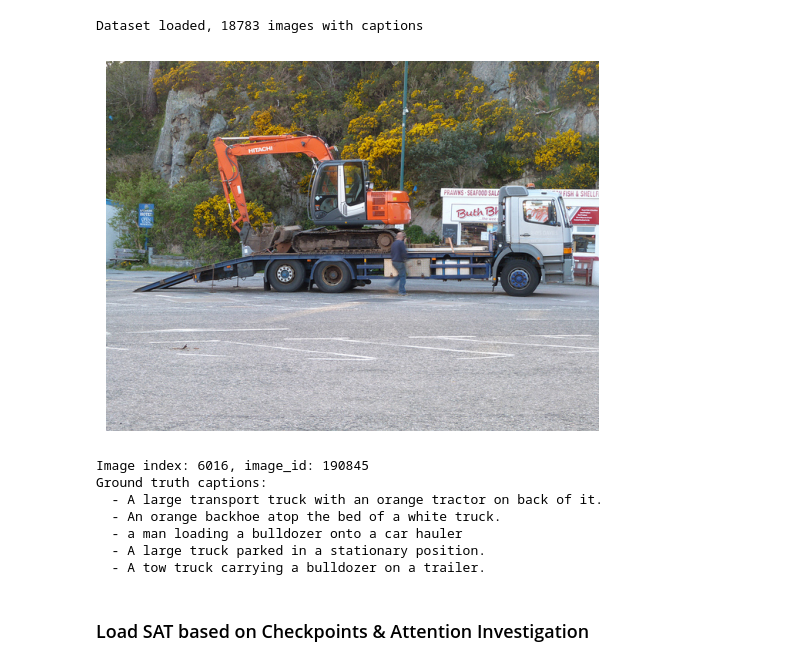
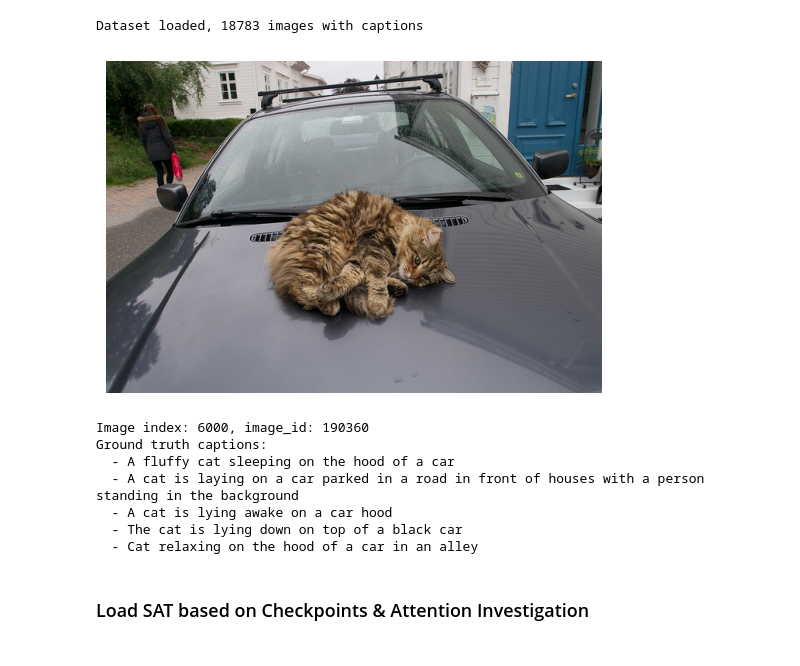
Before and after one commit to seue24/Advanced-Machine-Learning-for-Natural-Language-Processing, a Jupyter notebook: Yoshi_Code_Katinka_Markdown_Seb_Notebook.ipynb, the cells around one changed output. Cells and saved outputs as stored; diff of their text form; code cells hidden in the pictures.

```diff
--- a/Yoshi_Code_Katinka_Markdown_Seb_Notebook.ipynb
+++ b/Yoshi_Code_Katinka_Markdown_Seb_Notebook.ipynb
@@ -99,24 +99,24 @@ def get_image(idx):
     raise FileNotFoundError(f"No image file found for image_id {img_id}")
 # %%
 # Visual inspection of sample image
-idx = 6016
+idx = 6000
 img, caps = get_image(idx)
 plt.imshow(img)
 plt.axis("off")
 plt.show()
 print(f"Image index: {idx}, image_id: {img_ids[idx]}")
 print("Ground truth captions:")
 for cap in caps:
     print(f"  - {cap}")
 # %% [output]
-[figure, old version]
+[figure, new version]
-Image index: 6016, image_id: 190845
+Image index: 6000, image_id: 190360
 Ground truth captions:
-  - A large transport truck with an orange tractor on back of it.
-  - An orange backhoe atop the bed of a white truck.
-  - a man loading a bulldozer onto a car hauler
-  - A large truck parked in a stationary position.
-  - A tow truck carrying a bulldozer on a trailer.
+  - A fluffy cat sleeping on the hood of a car
+  - A cat is laying on a car parked in a road in front of houses with a person standing in the background
+  - A cat is lying awake on a car hood
+  - The cat is lying down on top of a black car
+  - Cat relaxing on the hood of a car in an alley
 # %% [markdown]
 ### Load SAT based on Checkpoints & Attention Investigation
 # %% [markdown]
```
Also changed, not shown: parts of 14 cells of this notebook, 2 other files.
